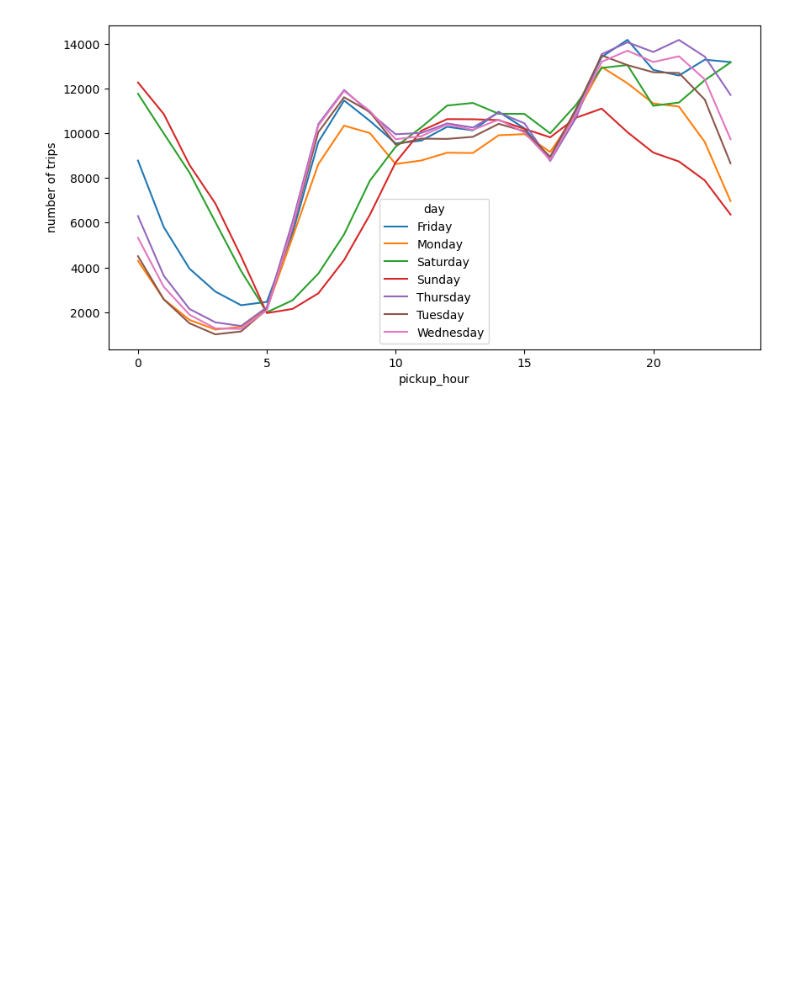
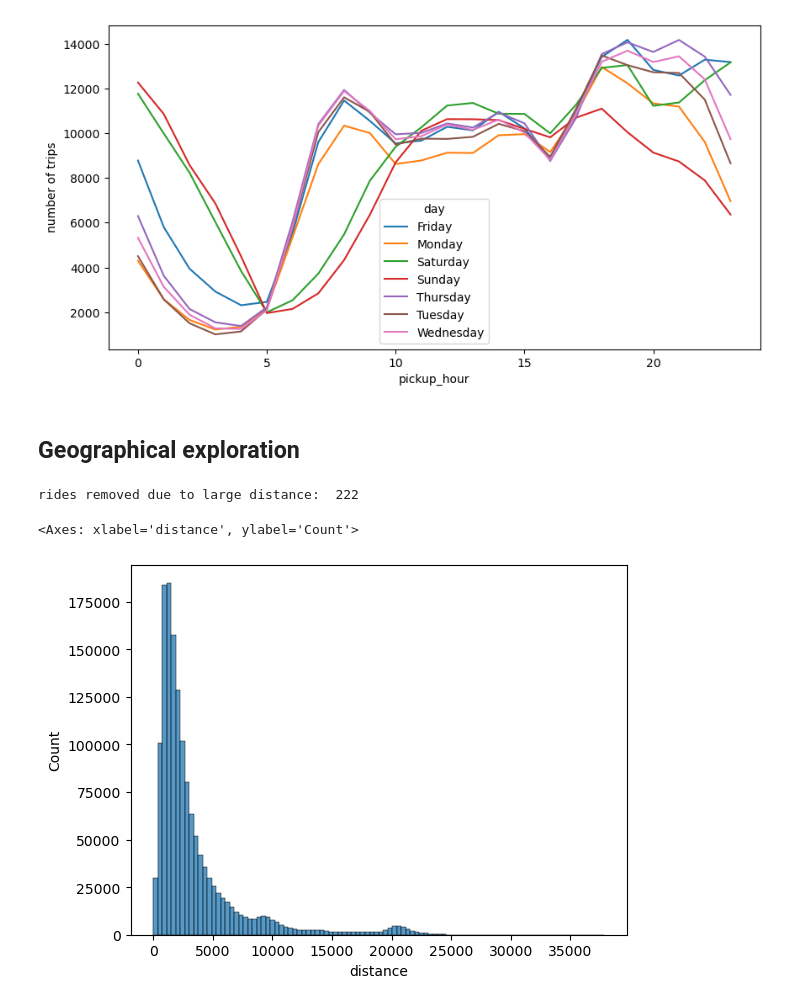
Before and after one commit to ishaymor/kiggle, a Jupyter notebook: EDA.ipynb, the cells around one changed output. Drawn from its saved outputs; the diff is of its cells as text; code cells hidden in the pictures; blank space fills up the shorter version.

```diff
--- a/EDA.ipynb
+++ b/EDA.ipynb
@@ -216,3 +273,26 @@ plt.ylabel('number of trips')
 # %% [output]
 Text(0, 0.5, 'number of trips')
 [figure]
+# %% [markdown]
+## Geographical exploration
+# %%
+# Turn long and lat into points and convert to NYC coordinate system
+train_df['pickup_points']  = gpd.points_from_xy(train_df['pickup_longitude'], train_df['pickup_latitude'], crs = "EPSG:4326").to_crs('EPSG:2263')
+train_df['dropoff_points'] =  gpd.points_from_xy(train_df['dropoff_longitude'], train_df['dropoff_latitude'], crs = "EPSG:4326").to_crs('EPSG:2263')
+train_df['line'] = [LineString(pair) for pair in zip(train_df['pickup_points'], train_df['dropoff_points'])]
+
+# Convert to geo data frame
+train_df = gpd.GeoDataFrame(train_df, geometry=train_df['pickup_points'])
+train_df['distance'] = train_df['pickup_points'].distance(train_df['dropoff_points']) # distances in feet
+train_df['distance'] = train_df['distance'] / 3.281 # convert distance to meters
+train_df['speed'] = (train_df['distance'] / 1000) / (train_df['trip_duration'] / 3600)
+# %%
+# Examine the distribution of trip distances
+# limit data to 4 std due to some extreme outliers
+df = train_df[(stats.zscore(train_df['distance'])) < 8]
+print("rides removed due to large distance: ", train_df.shape[0] - df.shape[0])
+sns.histplot(data = df, x = 'distance', bins = 100)
+# %% [output]
+rides removed due to large distance:  222
+<Axes: xlabel='distance', ylabel='Count'>
+[figure, added]
```
Also changed, not shown: parts of 21 cells of this notebook, 1 other file.
